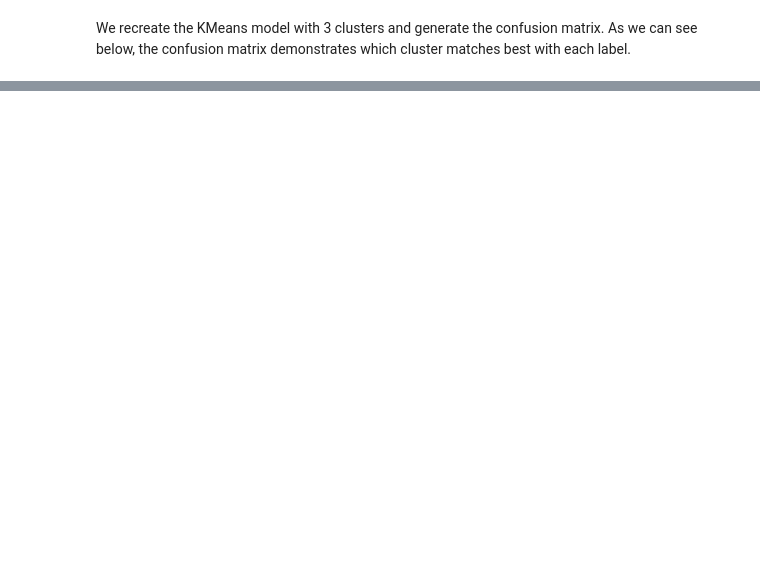
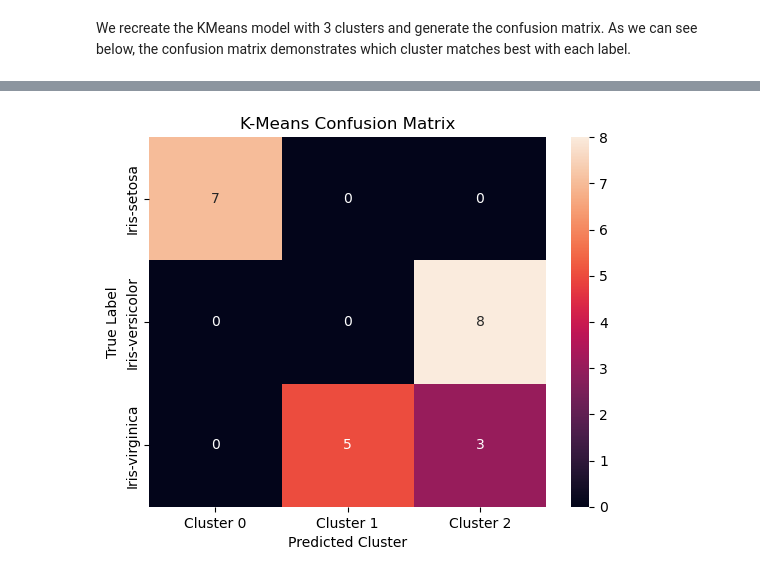
Before and after one commit to JayC-SF/Artificial-Intelligence-Labs, a Jupyter notebook: major-assignments/assignment2/implementation-q1.ipynb, the cells around one changed output, grey strips where cells are left out. Saved outputs shown, nothing was run; the diff lists cells and outputs as text; code cells hidden in the pictures; blank space fills up the shorter version.

```diff
--- a/major-assignments/assignment2/implementation-q1.ipynb
+++ b/major-assignments/assignment2/implementation-q1.ipynb
@@ -93,0 +85,18 @@ plt.show()
+# %%
+# get the predictions from KMeans
+y_preds = km.predict(X_test)
+# encode the y_test
+y_test_encoded = le.transform(y_test)
+
+# create the confusion matrix
+cm_test = confusion_matrix(y_test_encoded, y_preds)
+
+sns.heatmap(cm_test, annot=True, fmt='d',
+            xticklabels=['Cluster 0', 'Cluster 1', 'Cluster 2'],
+            yticklabels=le.classes_)
+plt.xlabel('Predicted Cluster')
+plt.ylabel('True Label')
+plt.title('K-Means Confusion Matrix')
+plt.show()
+# %% [output]
+[figure, added]
```
Also changed, not shown: parts of 7 cells of this notebook, 5 other files.
